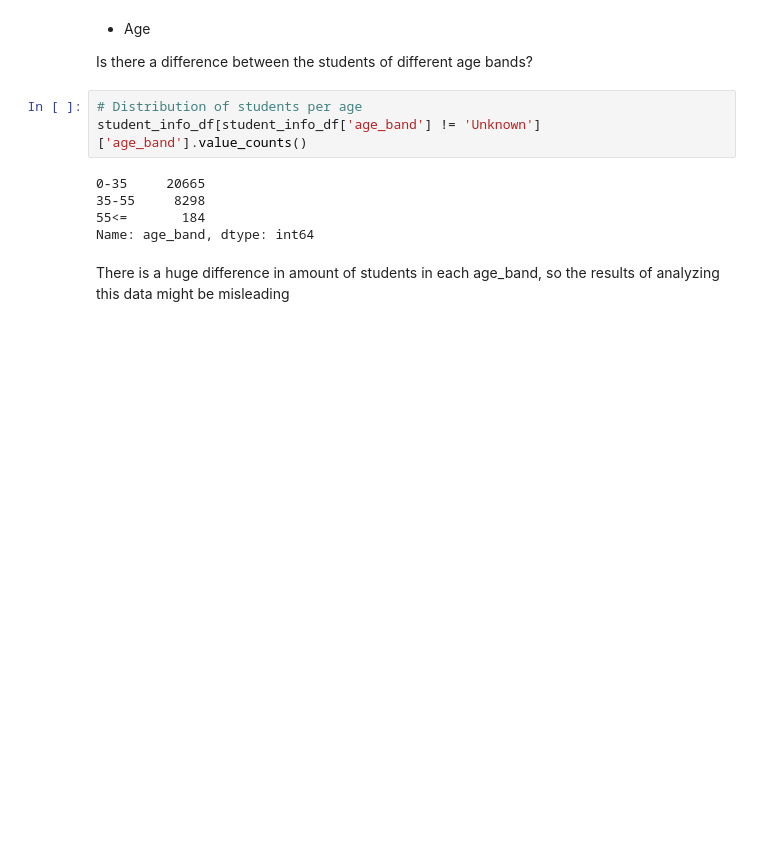
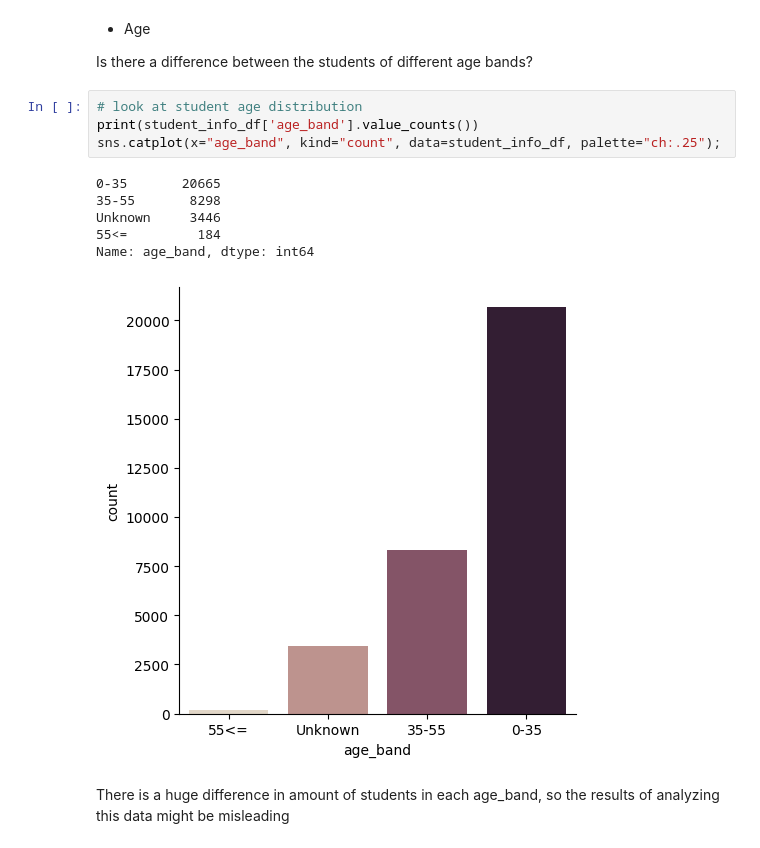
Before and after one commit to randmon/ucll_ti_data_and_ai_group_assignments, a Jupyter notebook: Assignment 2/assignment2.ipynb, the cells around one changed output. Drawn from its saved outputs; the diff is of its cells as text; blank space fills up the shorter version.

```diff
--- a/Assignment 2/assignment2.ipynb
+++ b/Assignment 2/assignment2.ipynb
@@ -743,14 +752,17 @@ We can see that Lower than A level and no formal quals have a lower pass rate th
 - Age
 
 Is there a difference between the students of different age bands?
-# %%
-# Distribution of students per age
-student_info_df[student_info_df['age_band'] != 'Unknown']['age_band'].value_counts()
-# %% [output]
-0-35     20665
-35-55     8298
-55<=       184
-Name: age_band, dtype: int64
+# %%
+# look at student age distribution
+print(student_info_df['age_band'].value_counts())
+sns.catplot(x="age_band", kind="count", data=student_info_df, palette="ch:.25");
+# %% [output]
+0-35       20665
+35-55       8298
+Unknown     3446
+55<=         184
+Name: age_band, dtype: int64
+[figure, added]
 # %% [markdown]
 There is a huge difference in amount of students in each age_band, so the results of analyzing this data might be misleading
 # %%
```
Also changed, not shown: parts of 1 cell of this notebook, 1 other file.
